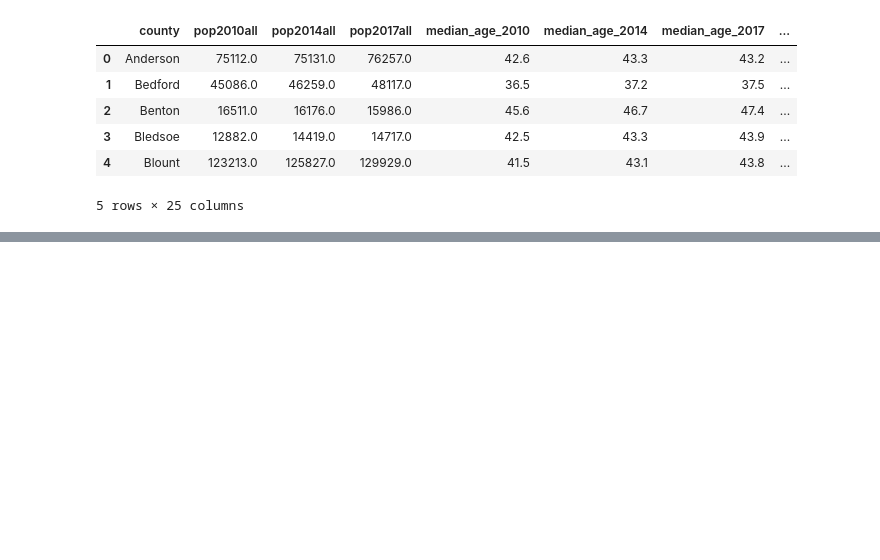
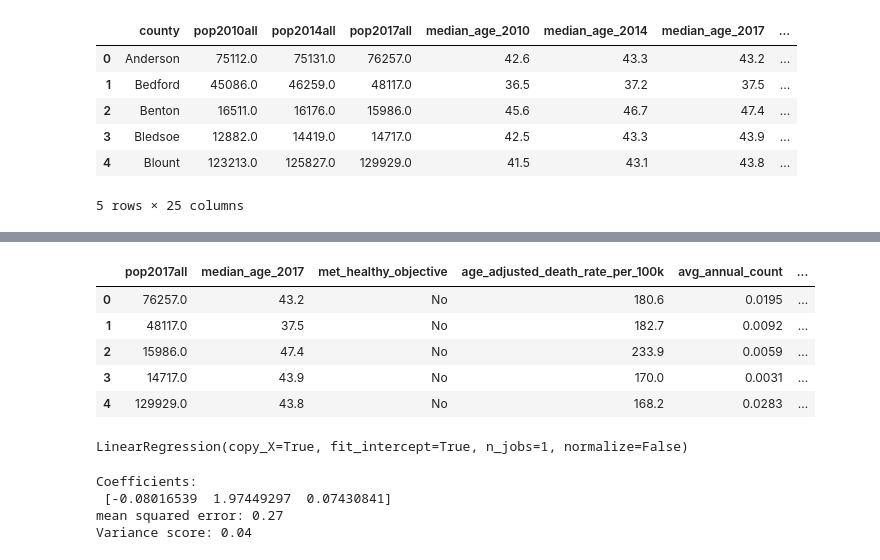
Before and after one commit to awillet/vanderbilt-aspire-data-essentials, a Jupyter notebook: alaina_pct_over_50.ipynb, the cells around one changed output, grey strips where cells are left out. Cells and saved outputs as stored; diff of their text form; code cells hidden in the pictures; blank space fills up the shorter version.

Commit message:
working on week 6 making a model

```diff
--- a/alaina_pct_over_50.ipynb
+++ b/alaina_pct_over_50.ipynb
@@ -467,0 +497,11 @@ plt.show()
+# %%
+pop_and_cancer['avg_annual_count'] = pop_and_cancer['avg_annual_count'] * .01
+# %%
+pop_and_cancer.head()
+# %% [output]
+|  | pop2017all | median_age_2017 | met_healthy_objective | age_adjusted_death_rate_per_100k | avg_annual_count | ... |
+| 0 | 76257.0 | 43.2 | No | 180.6 | 0.0195 | ... |
+| 1 | 48117.0 | 37.5 | No | 182.7 | 0.0092 | ... |
+| 2 | 15986.0 | 47.4 | No | 233.9 | 0.0059 | ... |
+| 3 | 14717.0 | 43.9 | No | 170.0 | 0.0031 | ... |
+| 4 | 129929.0 | 43.8 | No | 168.2 | 0.0283 | ... |
@@ -467,0 +516,5 @@ plt.show()
+# %%
+regr = linear_model.LinearRegression()
+regr.fit(X_train, Y_train)
+# %% [output]
+LinearRegression(copy_X=True, fit_intercept=True, n_jobs=1, normalize=False)
@@ -467,0 +523,10 @@ plt.show()
+# %%
+print('Coefficients: \n', regr.coef_)
+print('mean squared error: %.2f'
+     % mean_squared_error(Y_test, Y_pred))
+print('Variance score: %.2f' % r2_score(Y_test, Y_pred))
+# %% [output]
+Coefficients:
+ [-0.08016539  1.97449297  0.07430841]
+mean squared error: 0.27
+Variance score: 0.04
```
Also changed, not shown: parts of 43 cells of this notebook.
